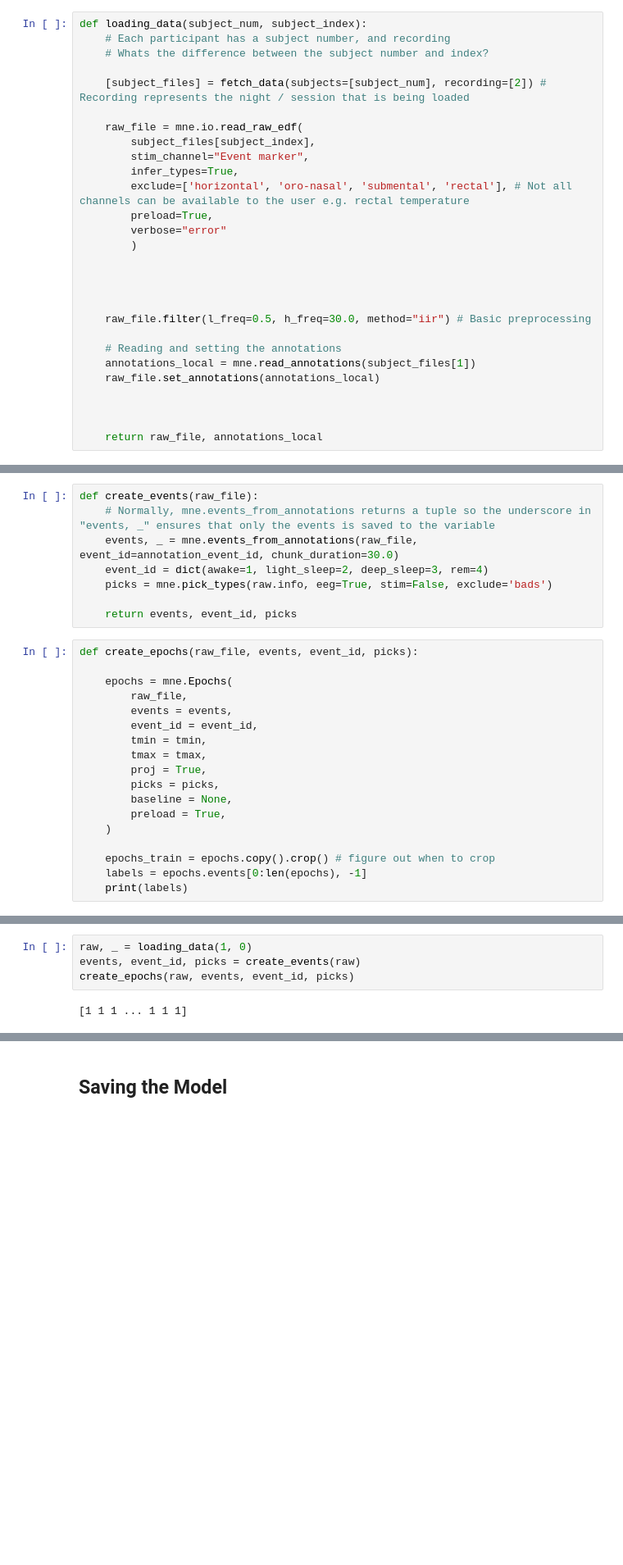
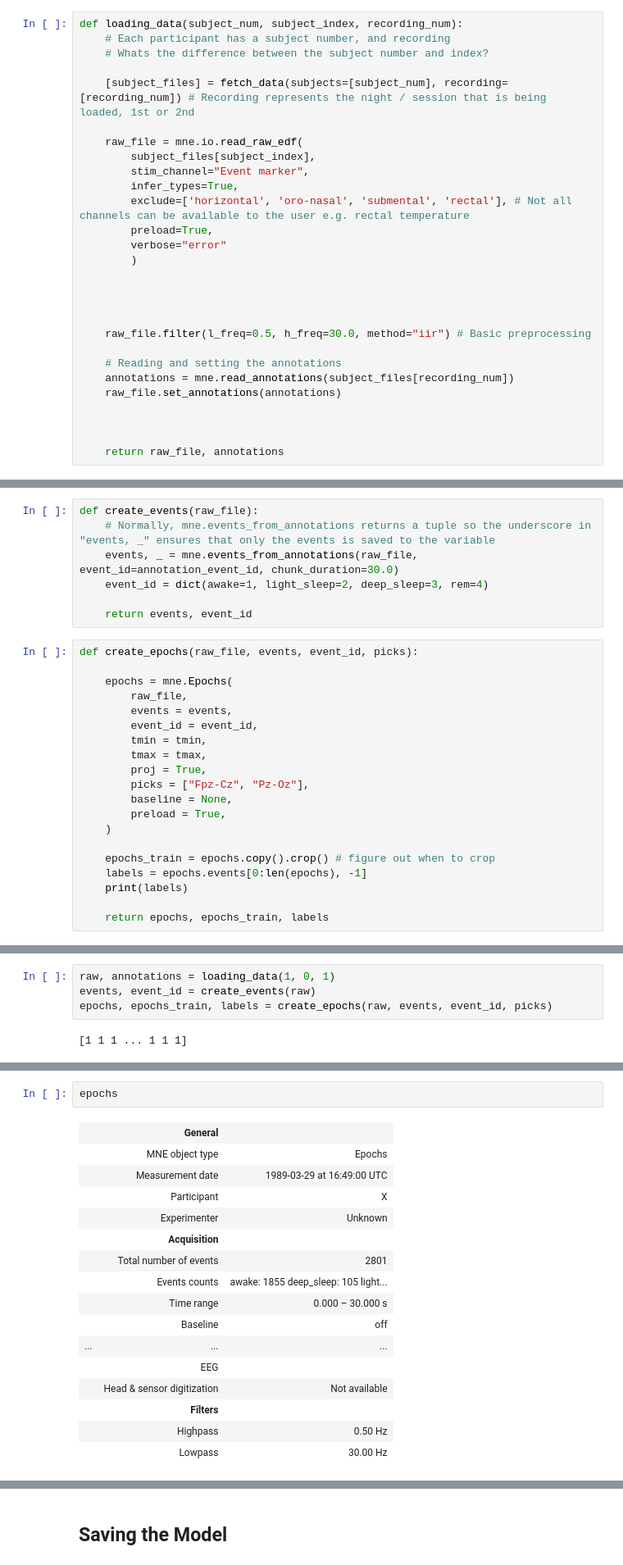
Before and after one commit to thomasdelfino/COMPUTING_NEA_PYCHARM, a Jupyter notebook: Jupyter_main.ipynb, the cells around one changed output, grey strips where cells are left out. Shown at 82% size. Cells and saved outputs as stored; diff of their text form; blank space fills up the shorter version.

Commit message:
exploring data structures

```diff
--- a/Jupyter_main.ipynb
+++ b/Jupyter_main.ipynb
@@ -55,11 +55,11 @@ tmax = 30.0 # By default, I am setting tmax as 30.0 but this may need to be chan
 # %% [markdown]
 ## Loading Data
 # %%
-def loading_data(subject_num, subject_index):
+def loading_data(subject_num, subject_index, recording_num):
     # Each participant has a subject number, and recording
     # Whats the difference between the subject number and index?
 
-    [subject_files] = fetch_data(subjects=[subject_num], recording=[2]) # Recording represents the night / session that is being loaded
+    [subject_files] = fetch_data(subjects=[subject_num], recording=[recording_num]) # Recording represents the night / session that is being loaded, 1st or 2nd
 
     raw_file = mne.io.read_raw_edf(
         subject_files[subject_index],
@@ -76,12 +76,12 @@ def loading_data(subject_num, subject_index):
     raw_file.filter(l_freq=0.5, h_freq=30.0, method="iir") # Basic preprocessing
 
     # Reading and setting the annotations
-    annotations_local = mne.read_annotations(subject_files[1])
-    raw_file.set_annotations(annotations_local)
+    annotations = mne.read_annotations(subject_files[recording_num])
+    raw_file.set_annotations(annotations)
 
 
 
-    return raw_file, annotations_local
+    return raw_file, annotations
 # %%
 def crop_annotations(annotations, raw_file):
     # Cropping 30 minutes before and after sleeping
@@ -97,9 +97,8 @@ def create_events(raw_file):
     # Normally, mne.events_from_annotations returns a tuple so the underscore in "events, _" ensures that only the events is saved to the variable
     events, _ = mne.events_from_annotations(raw_file, event_id=annotation_event_id, chunk_duration=30.0)
     event_id = dict(awake=1, light_sleep=2, deep_sleep=3, rem=4)
-    picks = mne.pick_types(raw.info, eeg=True, stim=False, exclude='bads')
 
-    return events, event_id, picks
+    return events, event_id
 # %%
 def create_epochs(raw_file, events, event_id, picks):
 
@@ -110,7 +109,7 @@ def create_epochs(raw_file, events, event_id, picks):
         tmin = tmin,
         tmax = tmax,
         proj = True,
-        picks = picks,
+        picks = ["Fpz-Cz", "Pz-Oz"],
         baseline = None,
         preload = True,
     )
@@ -118,6 +117,8 @@ def create_epochs(raw_file, events, event_id, picks):
     epochs_train = epochs.copy().crop() # figure out when to crop
     labels = epochs.events[0:len(epochs), -1]
     print(labels)
+
+    return epochs, epochs_train, labels
 # %% [markdown]
 ## Visualising Data
 # %%
@@ -131,6 +134,6 @@ def psd_plot(raw_file):
 # %%
-raw, _ = loading_data(1, 0)
-events, event_id, picks = create_events(raw)
-create_epochs(raw, events, event_id, picks)
+raw, annotations = loading_data(1, 0, 1)
+events, event_id = create_events(raw)
+epochs, epochs_train, labels = create_epochs(raw, events, event_id, picks)
 # %% [output]
 [1 1 1 ... 1 1 1]
@@ -152,0 +183,19 @@ print(raw.info)
+# %%
+epochs
+# %% [output]
+|  | General |  |
+|  | MNE object type | Epochs |
+|  | Measurement date | 1989-03-29 at 16:49:00 UTC |
+|  | Participant | X |
+|  | Experimenter | Unknown |
+|  | Acquisition |  |
+|  | Total number of events | 2801 |
+|  | Events counts | awake: 1855 deep_sleep: 105 light... |
+|  | Time range | 0.000 – 30.000 s |
+|  | Baseline | off |
+| ... | ... | ... |
+|  | EEG |  |
+|  | Head & sensor digitization | Not available |
+|  | Filters |  |
+|  | Highpass | 0.50 Hz |
+|  | Lowpass | 30.00 Hz |
```
Also changed, not shown: parts of 9 cells of this notebook.
